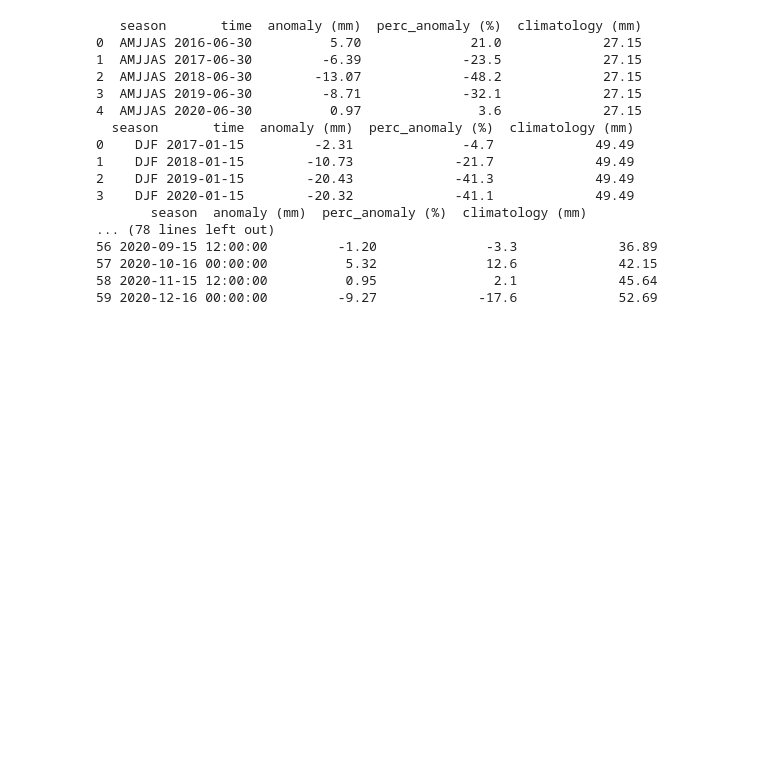
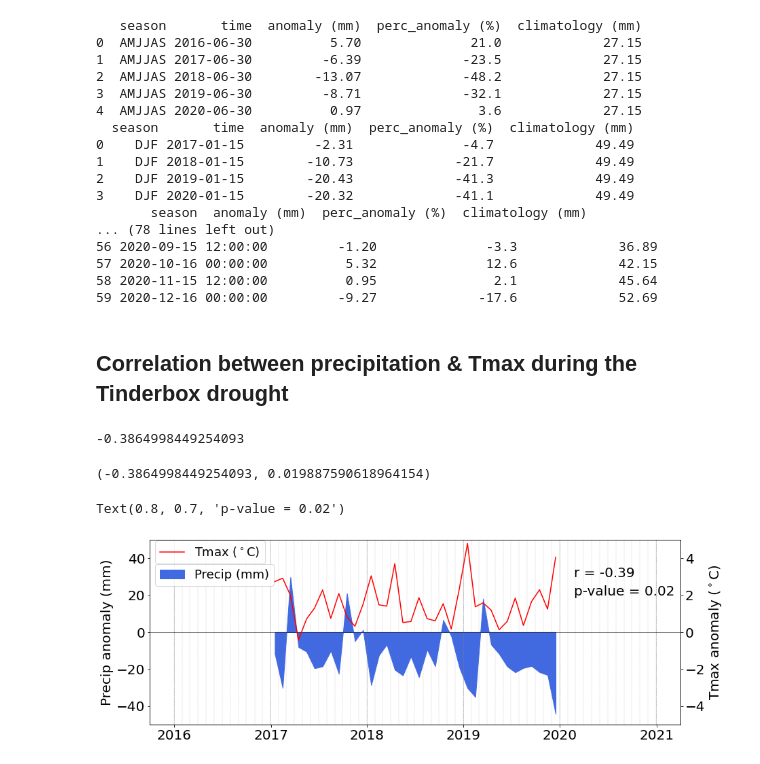
Before and after one commit to anjanadevanand/Tinderbox_drought, a Jupyter notebook: water_cycle_analysis/precipitation_and_ET_monthly_plots.ipynb, the cells around one changed output. Drawn from its saved outputs; the diff is of its cells as text; code cells hidden in the pictures; blank space fills up the shorter version.

Commit message:
Add code to calc correlation between anomalies in precip & Tmax

```diff
--- a/water_cycle_analysis/precipitation_and_ET_monthly_plots.ipynb
+++ b/water_cycle_analysis/precipitation_and_ET_monthly_plots.ipynb
@@ -571,3 +571,5 @@ out_file_mon = '/g/data/w97/ad9701/drought_2017to2020/anomalies_csv/refPeriod_19
 57 2020-10-16 00:00:00          5.32              12.6             42.15
 58 2020-11-15 12:00:00          0.95               2.1             45.64
 59 2020-12-16 00:00:00         -9.27             -17.6             52.69
+# %% [markdown]
+## Correlation between precipitation & Tmax during the Tinderbox drought
@@ -573,0 +598,51 @@ out_file_mon = '/g/data/w97/ad9701/drought_2017to2020/anomalies_csv/refPeriod_19
+# %%
+da_tmax_monAnomAvg_regAvg = tmax_anom_list[0]
+
+time_sel = slice('2017', '2019')
+
+precip = pd.Series(da_precip_monAnomAvg_regAvg.sel(time = time_sel).values)
+tmax = pd.Series(da_tmax_monAnomAvg_regAvg.sel(time = time_sel).values)
+
+print(precip.corr(tmax))
+
+import scipy.stats
+scipy.stats.pearsonr(precip.values, tmax.values)
+# %% [output]
+-0.3864998449254093
+(-0.3864998449254093, 0.019887590618964154)
+# %%
+fig, ax = plt.subplots(nrows=1,ncols=1,
+                    figsize=(14,5)) #width, height
+
+seas_breaks = pd.date_range('2015-12-31', freq='M', periods=12*5+1).to_numpy()#.astype(float)
+year_breaks = pd.date_range('2015-12-31', freq='Y', periods=6).to_numpy()
+
+label_list = ['Precip (mm)', 'Tmax ($^\circ$C)']
+ylabel_list = ['Precip anomaly (mm)', 'Tmax anomaly ($^\circ$C)']
+ylim_list = [(-50, 50), (-5, 5)]
+data_list = [da_precip_monAnomAvg_regAvg.sel(time = time_sel),
+             da_tmax_monAnomAvg_regAvg.sel(time = time_sel)]
+
+for xline in seas_breaks:
+    plt.axvline(xline, color = 'grey', linestyle = '--', linewidth = 0.2)
+for xline in year_breaks:
+    plt.axvline(xline, color = 'grey', linestyle = '--', linewidth = 0.5)
+plt.axhline(0, color = 'black', linestyle = 'solid', linewidth = 0.5)
+
+ax.fill_between(data_list[0].time.values, 0, data_list[0].values, label = label_list[0], color = 'royalblue')
+plt.ylim(ylim_list[0])
+plt.ylabel(ylabel_list[0])
+plt.legend(loc = (0.01, 0.75))
+
+ax2 = ax.twinx()
+plt.ylim(ylim_list[1])
+plt.ylabel(ylabel_list[1])
+ax2.plot(data_list[1].time.values, data_list[1].values, label = label_list[1], color = 'red')
+plt.legend(loc = (0.01, 0.87))
+
+corr_pval = scipy.stats.pearsonr(data_list[0].values, data_list[1].values)
+plt.text(0.8, 0.8, 'r = ' + str(round(corr_pval[0], 2)), transform=ax.transAxes)
+plt.text(0.8, 0.7, 'p-value = ' + str(round(corr_pval[1], 2)), transform=ax.transAxes)
+# %% [output]
+Text(0.8, 0.7, 'p-value = 0.02')
+[figure, added]
```
Also changed, not shown: parts of 2 cells of this notebook.
